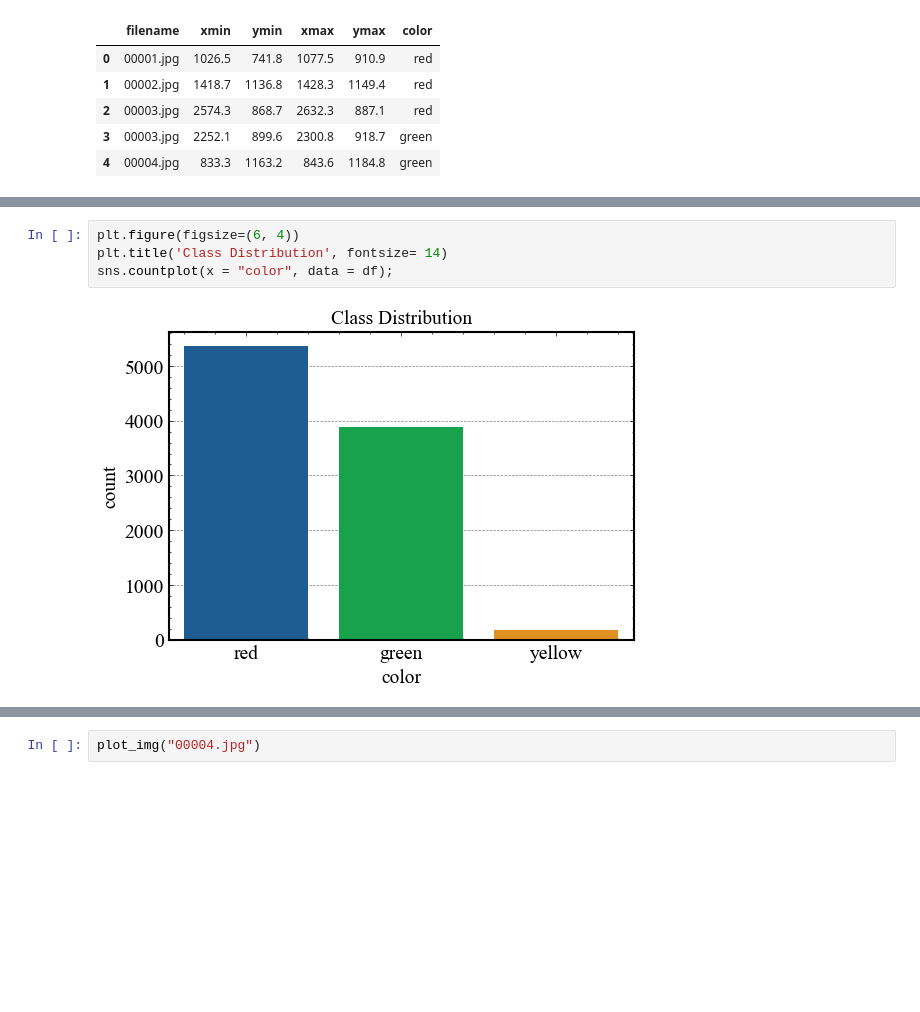
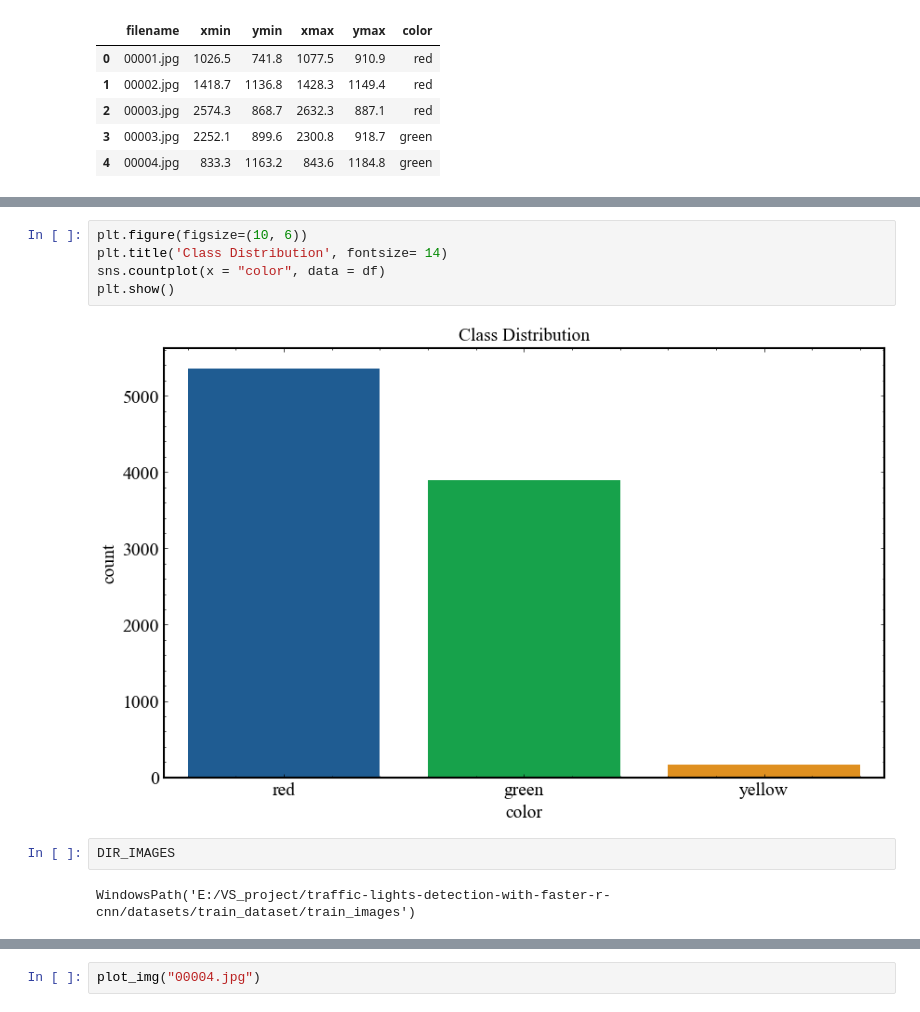
Before and after one commit to CHDers/traffic-lights-detection-with-faster-r-cnn, a Jupyter notebook: src/traffic-lights-detection-with-faster-r-cnn.ipynb, the cells around one changed output, grey strips where cells are left out. Saved outputs shown, nothing was run; the diff lists cells and outputs as text; blank space fills up the shorter version.

```diff
--- a/src/traffic-lights-detection-with-faster-r-cnn.ipynb
+++ b/src/traffic-lights-detection-with-faster-r-cnn.ipynb
@@ -150,9 +154,14 @@ Total Classes:  3
 # %%
-plt.figure(figsize=(6, 4))
+plt.figure(figsize=(10, 6))
 plt.title('Class Distribution', fontsize= 14)
-sns.countplot(x = "color", data = df);
+sns.countplot(x = "color", data = df)
+plt.show()
 # %% [output]
-[figure, old version]
+[figure, new version]
+# %%
+DIR_IMAGES
+# %% [output]
+WindowsPath('E:/VS_project/traffic-lights-detection-with-faster-r-cnn/datasets/train_dataset/train_images')
 # %%
 def plot_img(image_name):
 
```
Also changed, not shown: parts of 19 cells of this notebook, 1 other file.
